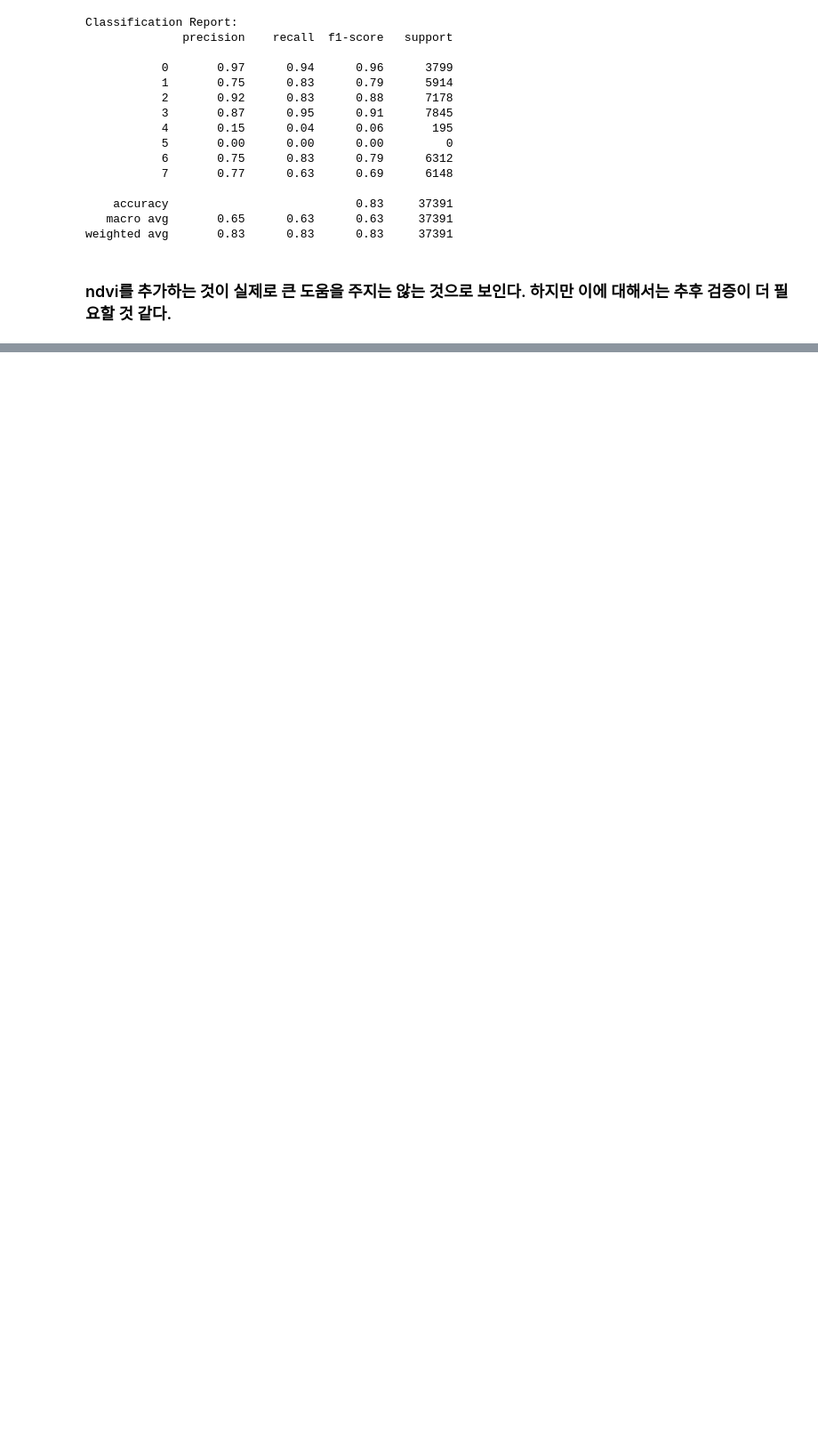
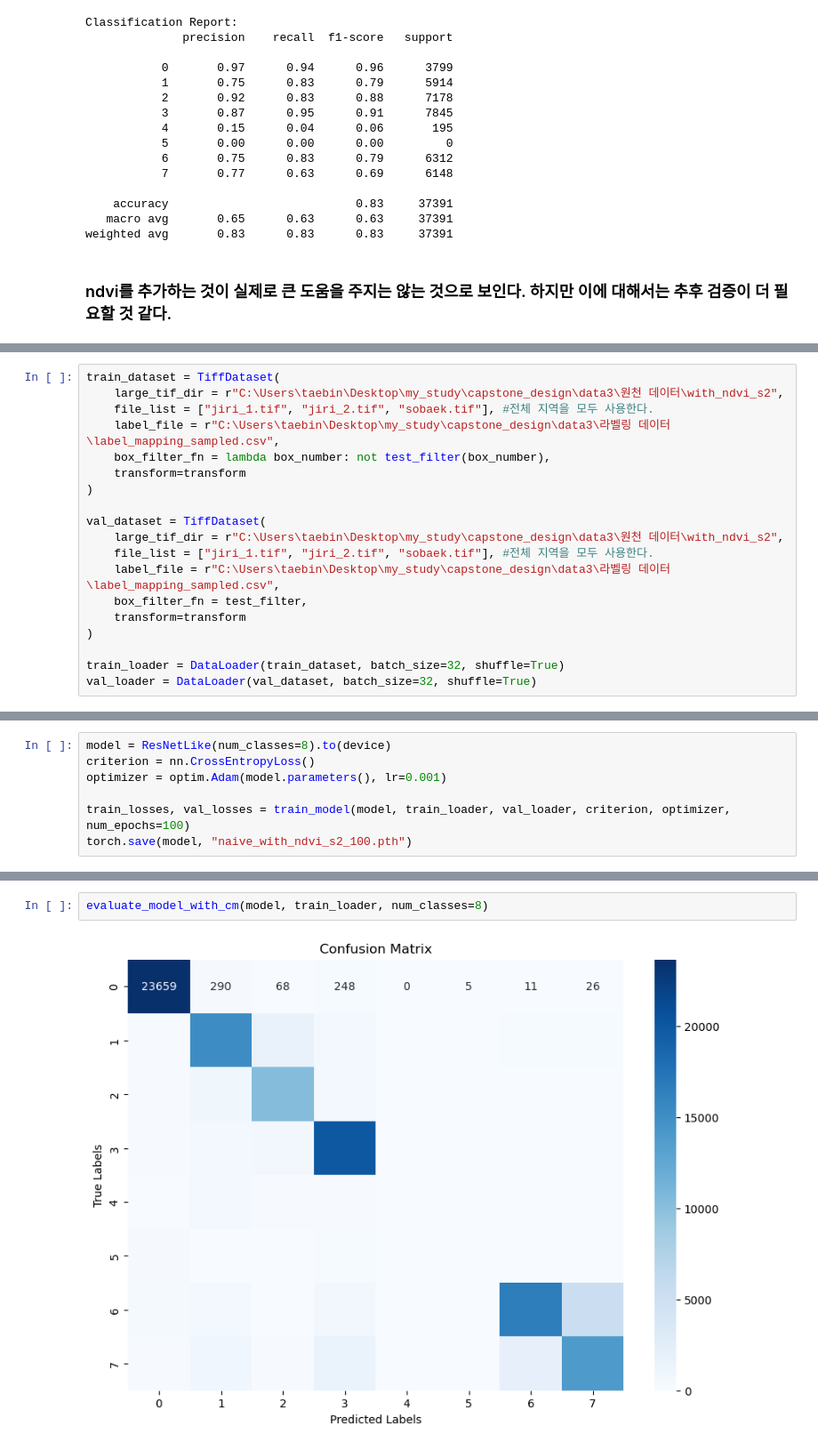
Before and after one commit to TaebinChoe/capstone_design, a Jupyter notebook: model/classification/naive.ipynb, the cells around one changed output, grey strips where cells are left out. Shown at 89% size. Saved outputs shown, nothing was run; the diff lists cells and outputs as text; blank space fills up the shorter version.

```diff
--- a/model/classification/naive.ipynb
+++ b/model/classification/naive.ipynb
@@ -583,0 +586,19 @@ weighted avg       0.83      0.83      0.83     37391
+# %%
+train_dataset = TiffDataset(
+    large_tif_dir = r"C:\Users\taebin\Desktop\my_study\capstone_design\data3\원천 데이터\with_ndvi_s2",
+    file_list = ["jiri_1.tif", "jiri_2.tif", "sobaek.tif"], #전체 지역을 모두 사용한다.
+    label_file = r"C:\Users\taebin\Desktop\my_study\capstone_design\data3\라벨링 데이터\label_mapping_sampled.csv",
+    box_filter_fn = lambda box_number: not test_filter(box_number),
+    transform=transform
+)
+
+val_dataset = TiffDataset(
+    large_tif_dir = r"C:\Users\taebin\Desktop\my_study\capstone_design\data3\원천 데이터\with_ndvi_s2",
+    file_list = ["jiri_1.tif", "jiri_2.tif", "sobaek.tif"], #전체 지역을 모두 사용한다.
+    label_file = r"C:\Users\taebin\Desktop\my_study\capstone_design\data3\라벨링 데이터\label_mapping_sampled.csv",
+    box_filter_fn = test_filter,
+    transform=transform
+)
+
+train_loader = DataLoader(train_dataset, batch_size=32, shuffle=True)
+val_loader = DataLoader(val_dataset, batch_size=32, shuffle=True)
@@ -583,0 +679,7 @@ weighted avg       0.83      0.83      0.83     37391
+# %%
+model = ResNetLike(num_classes=8).to(device)
+criterion = nn.CrossEntropyLoss()
+optimizer = optim.Adam(model.parameters(), lr=0.001)
+
+train_losses, val_losses = train_model(model, train_loader, val_loader, criterion, optimizer, num_epochs=100)
+torch.save(model, "naive_with_ndvi_s2_100.pth")
@@ -583,0 +692,4 @@ weighted avg       0.83      0.83      0.83     37391
+# %%
+evaluate_model_with_cm(model, train_loader, num_classes=8)
+# %% [output]
+[figure, added]
```
Also changed, not shown: parts of 10 cells of this notebook.
